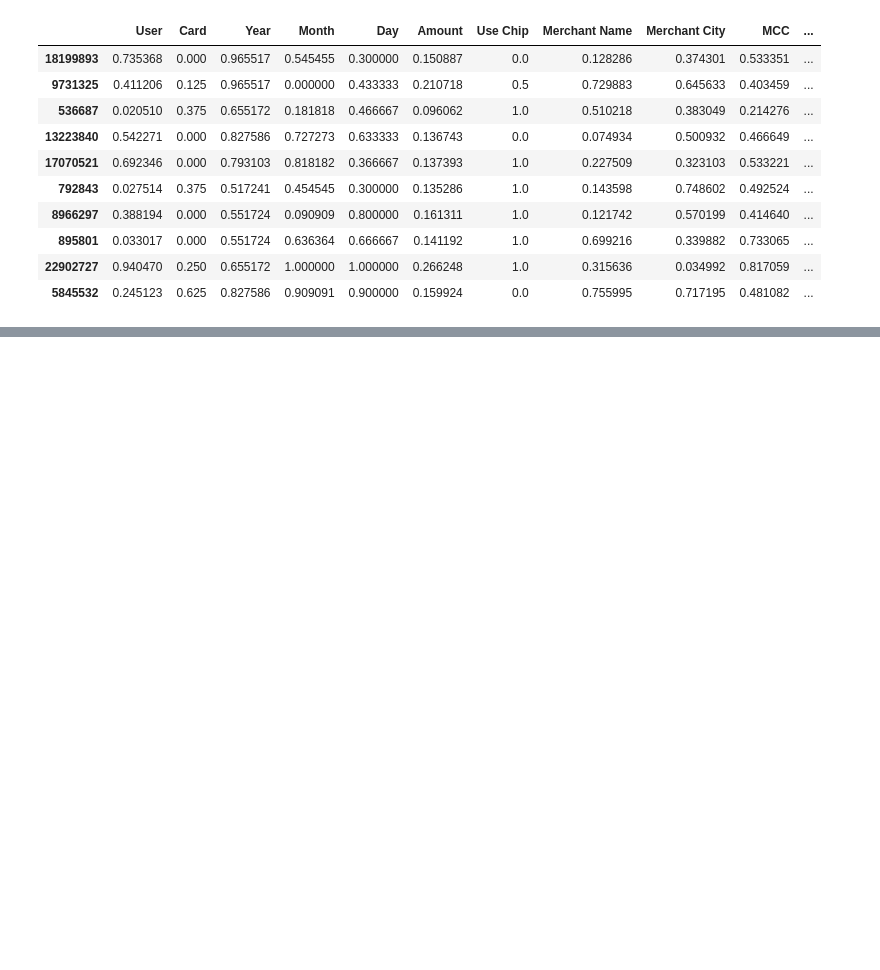
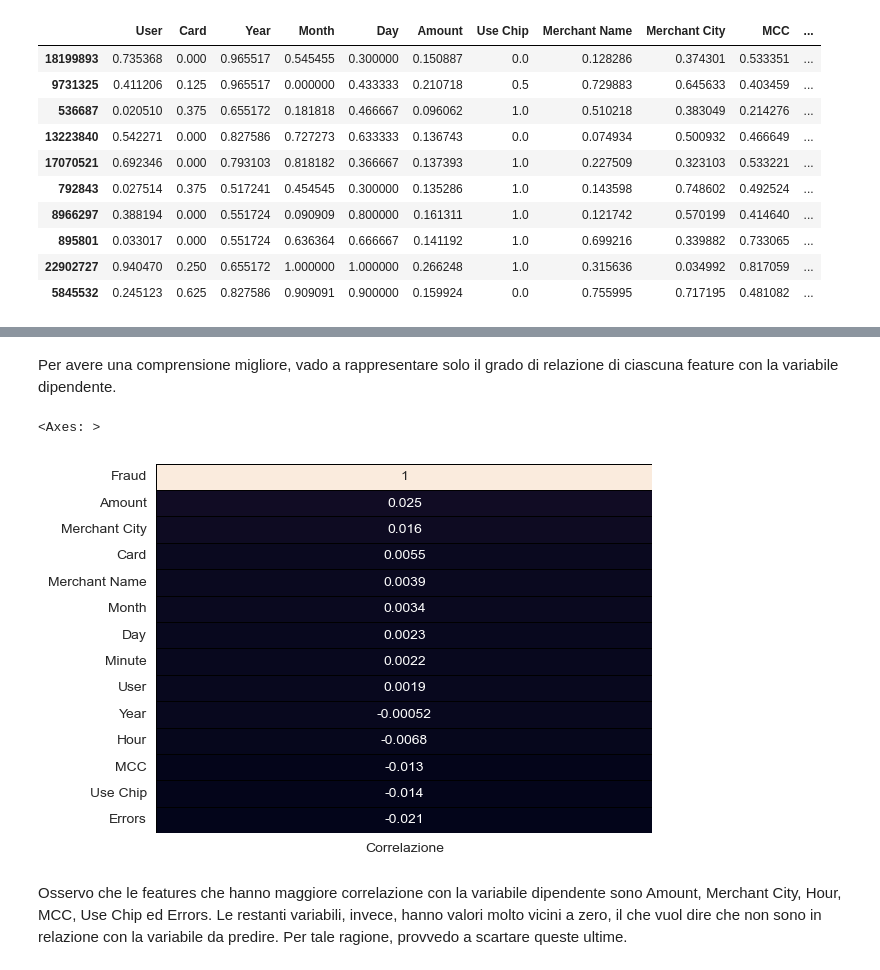
Before and after one commit to marcosantoriello/CCFDetector, a Jupyter notebook: CreditCardFraudDetector.ipynb, the cells around one changed output, grey strips where cells are left out. Cells and saved outputs as stored; diff of their text form; code cells hidden in the pictures; blank space fills up the shorter version.

```diff
--- a/CreditCardFraudDetector.ipynb
+++ b/CreditCardFraudDetector.ipynb
@@ -353,0 +378,13 @@ df.head(10)
+# %% [markdown]
+Per avere una comprensione migliore, vado a rappresentare solo il grado di relazione di ciascuna feature con la variabile dipendente.
+# %%
+corr = df.corrwith(df['Fraud']).sort_values(ascending = False).to_frame()
+corr.columns = ['Correlazione'] # Rinomino la colonna risultante
+sns.heatmap(corr, annot = True,linewidths = 0.4,linecolor = 'black',cbar = False)
+# %% [output]
+<Axes: >
+[figure, added]
+# %% [markdown]
+Osservo che le features che hanno maggiore correlazione con la variabile dipendente sono Amount, Merchant City, Hour, MCC, Use Chip ed Errors.
+Le restanti variabili, invece, hanno valori molto vicini a zero, il che vuol dire che non sono in relazione con la variabile da predire.
+Per tale ragione, provvedo a scartare queste ultime.
```
Also changed, not shown: parts of 5 cells of this notebook, 3 other files.
